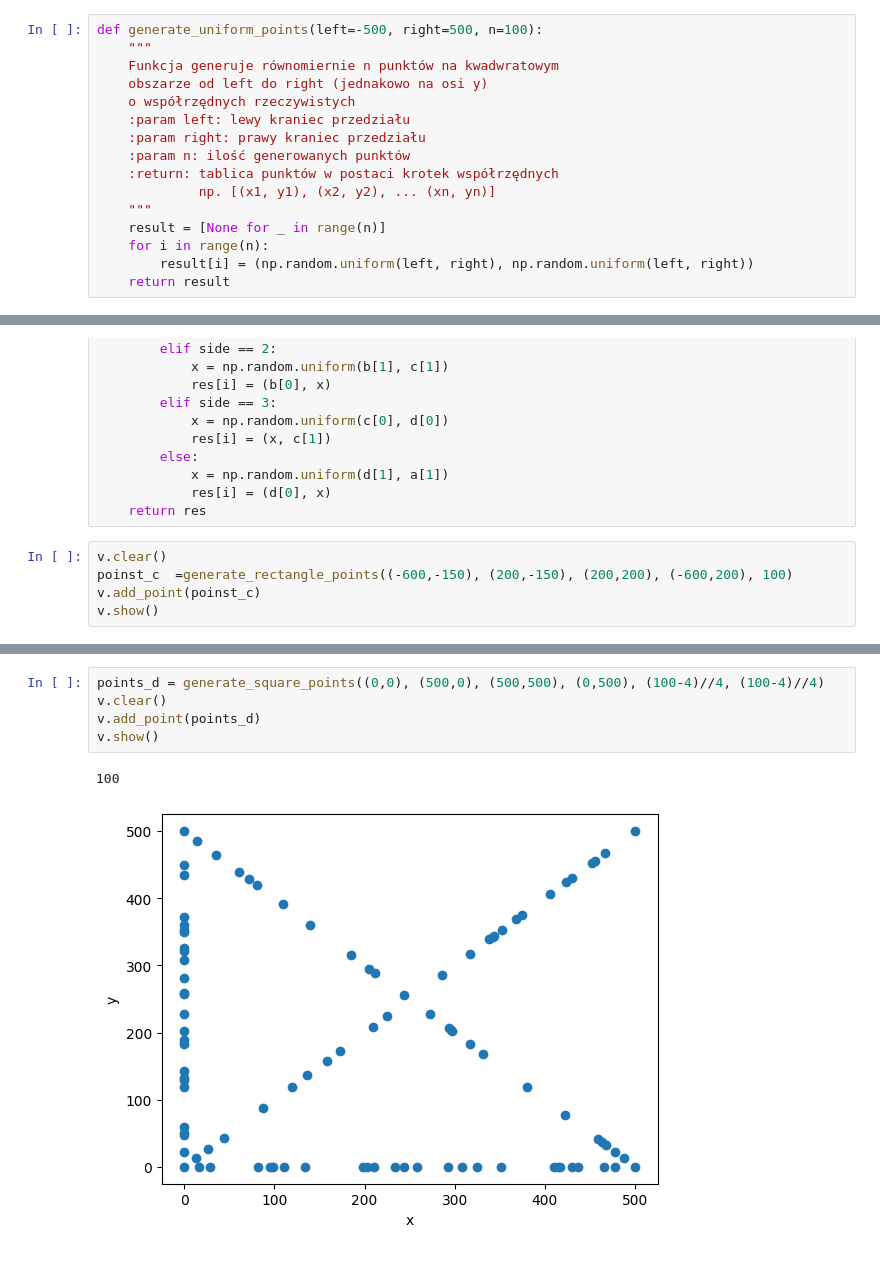
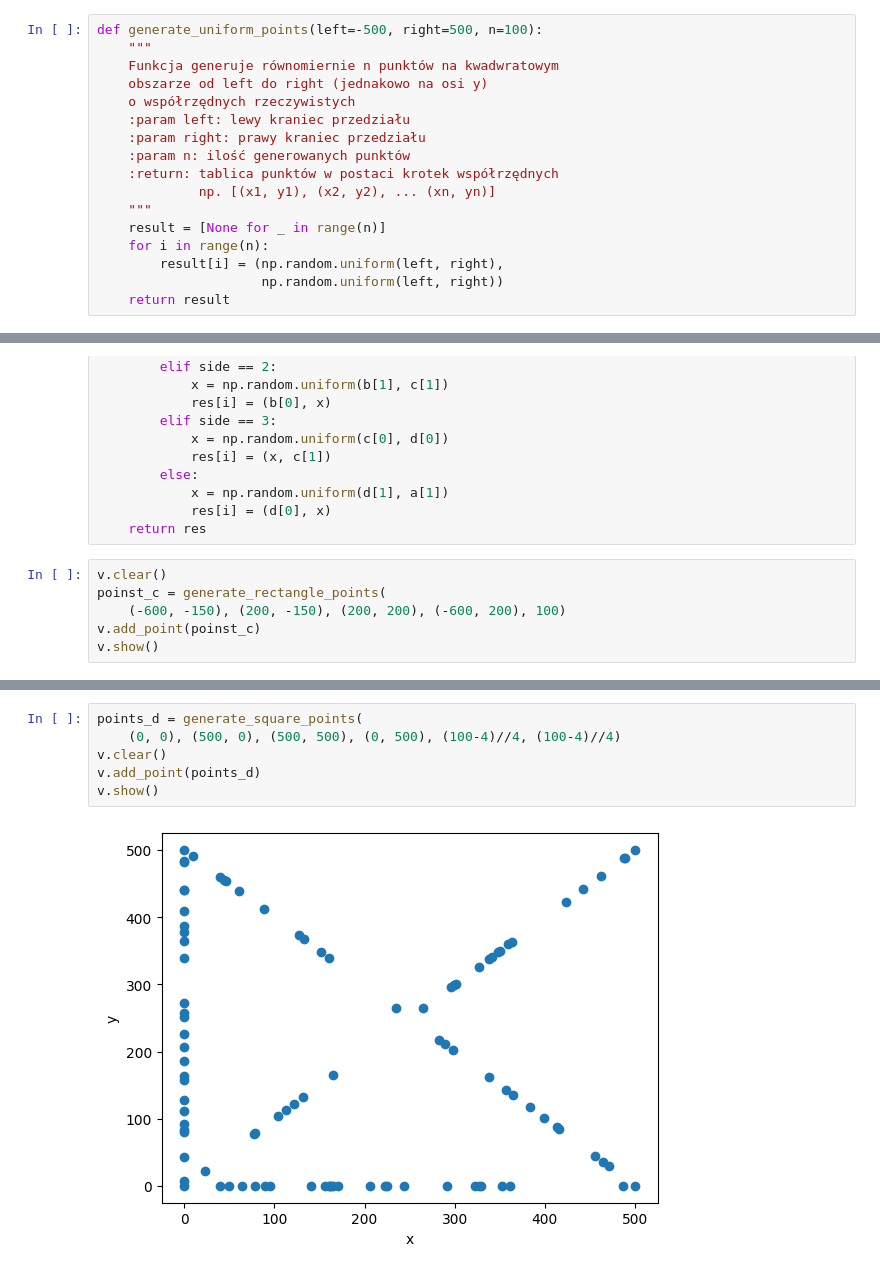
Before and after one commit to DEFALT314/geometric-algorithms-convex-hull, a Jupyter notebook: main.ipynb, the cells around one changed output, grey strips where cells are left out. Drawn from its saved outputs; the diff is of its cells as text.

```diff
--- a/main.ipynb
+++ b/main.ipynb
@@ -60,7 +63,8 @@ def generate_uniform_points(left=-500, right=500, n=100):
     """
     result = [None for _ in range(n)]
     for i in range(n):
-        result[i] = (np.random.uniform(left, right), np.random.uniform(left, right))
+        result[i] = (np.random.uniform(left, right),
+                     np.random.uniform(left, right))
     return result
 # %%
 v = Visualizer()
@@ -125,7 +131,8 @@ def generate_rectangle_points(a=(-10, -10), b=(10, -10), c=(10, 10), d=(-10, 10)
     return res
 # %%
 v.clear()
-poinst_c  =generate_rectangle_points((-600,-150), (200,-150), (200,200), (-600,200), 100)
+poinst_c = generate_rectangle_points(
+    (-600, -150), (200, -150), (200, 200), (-600, 200), 100)
 v.add_point(poinst_c)
 v.show()
 # %% [output]
@@ -166,9 +173,9 @@ def generate_square_points(a=(0, 0), b=(10, 0), c=(10, 10), d=(0, 10),
     return result
 # %%
-points_d = generate_square_points((0,0), (500,0), (500,500), (0,500), (100-4)//4, (100-4)//4)
+points_d = generate_square_points(
+    (0, 0), (500, 0), (500, 500), (0, 500), (100-4)//4, (100-4)//4)
 v.clear()
 v.add_point(points_d)
 v.show()
 # %% [output]
-100
-[figure, old version]
+[figure, new version]
```
Also changed, not shown: parts of 52 cells of this notebook, 4 other files.
